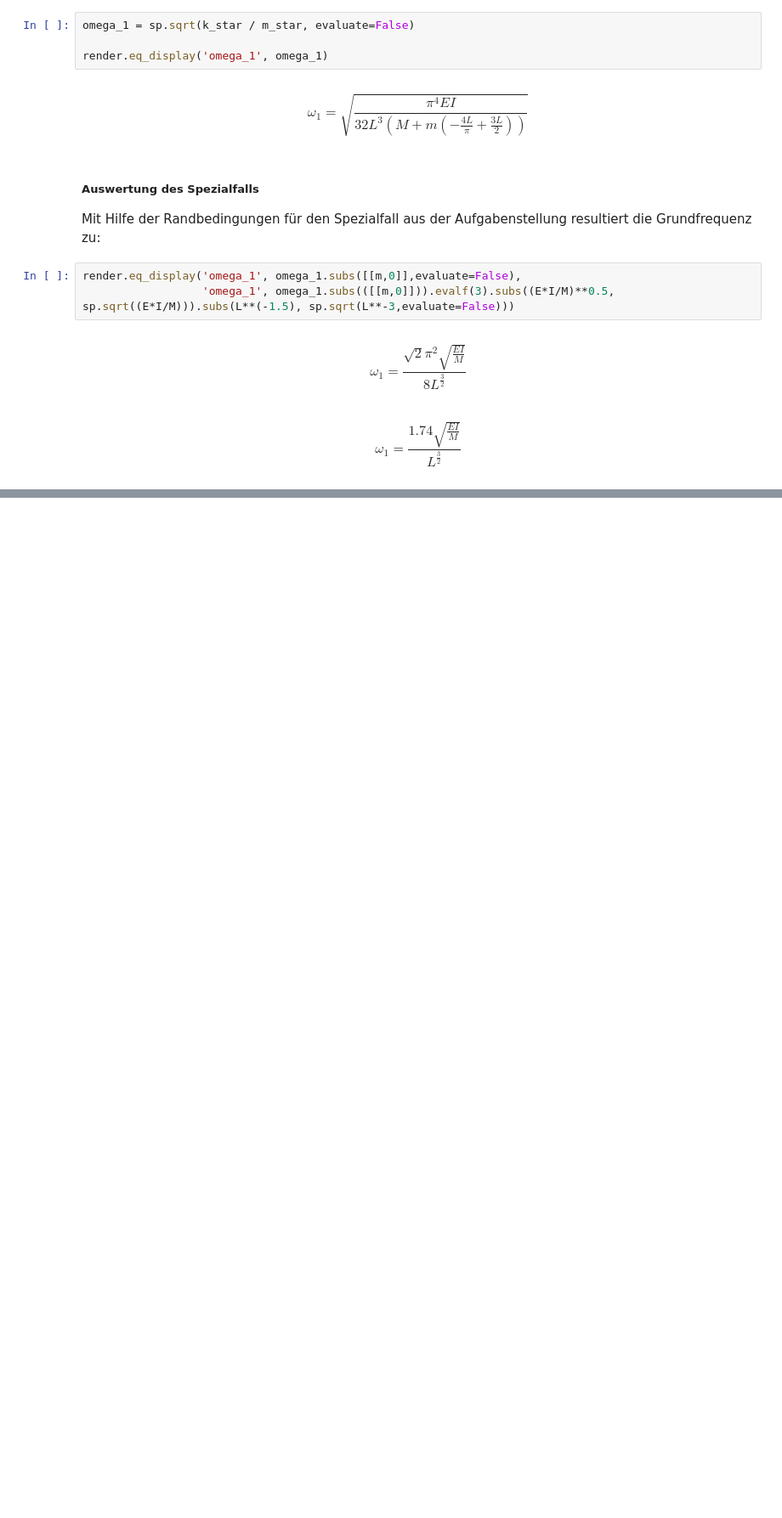
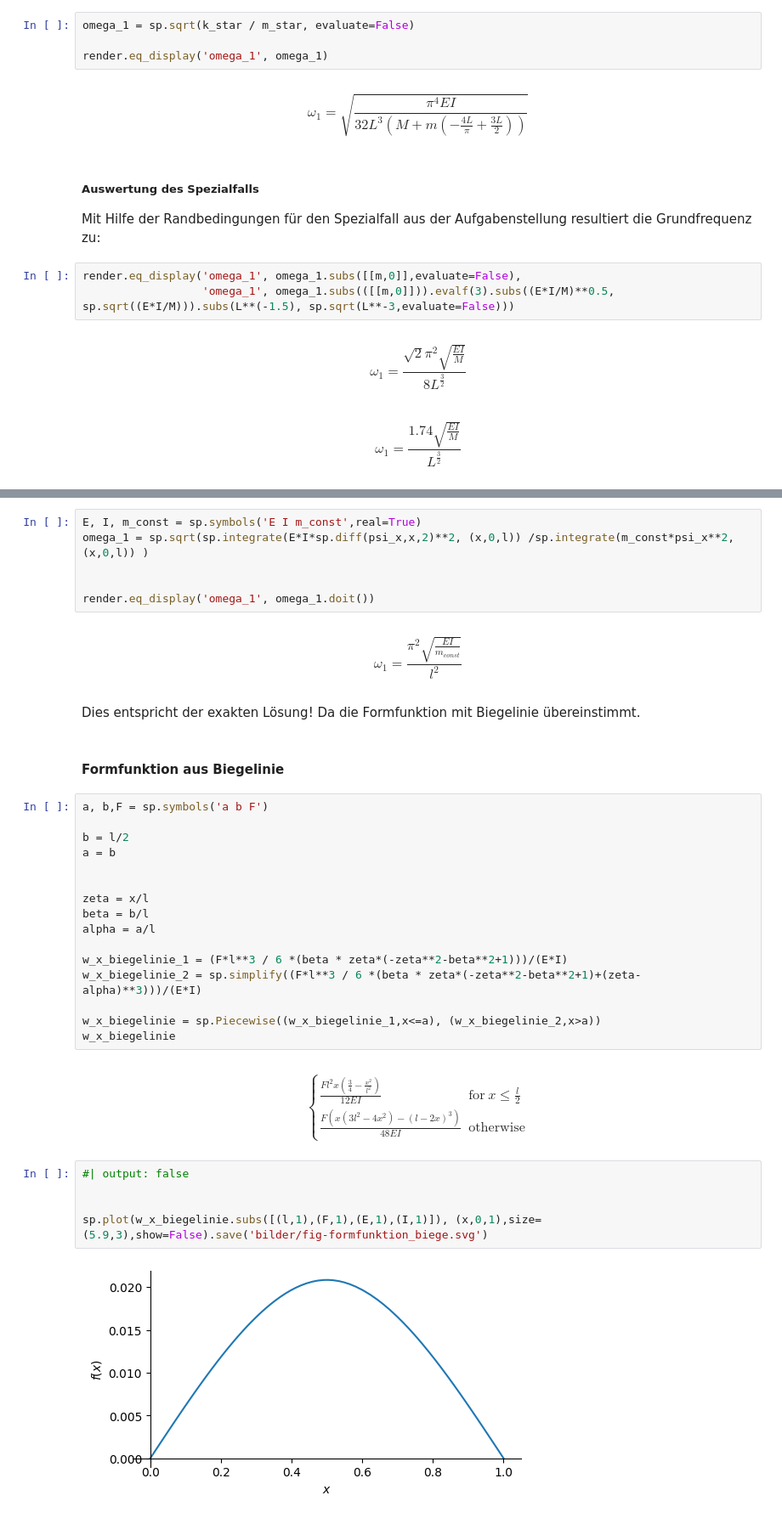
Before and after one commit to PascalGitz/Beispielsammlung, a Jupyter notebook: U1_rayleigh.ipynb, the cells around one changed output, grey strips where cells are left out. Shown at 85% size. Cells and saved outputs as stored; diff of their text form; blank space fills up the shorter version.

```diff
--- a/U1_rayleigh.ipynb
+++ b/U1_rayleigh.ipynb
@@ -228,0 +289,37 @@ render.eq_display('omega_1', omega_1.subs([[m,0]],evaluate=False),
+# %%
+E, I, m_const = sp.symbols('E I m_const',real=True)
+omega_1 = sp.sqrt(sp.integrate(E*I*sp.diff(psi_x,x,2)**2, (x,0,l)) /sp.integrate(m_const*psi_x**2, (x,0,l)) )
+
+
+render.eq_display('omega_1', omega_1.doit())
+# %% [output]
+\begin{equation*}\omega_{1} = \frac{\pi^{2} \sqrt{\frac{E I}{m_{const}}}}{l^{2}}\end{equation*}
+# %% [markdown]
+Dies entspricht der exakten Lösung! Da die Formfunktion mit Biegelinie übereinstimmt.
+# %% [markdown]
+#### Formfunktion aus Biegelinie
+# %%
+a, b,F = sp.symbols('a b F')
+
+b = l/2
+a = b
+
+
+zeta = x/l
+beta = b/l
+alpha = a/l
+
+w_x_biegelinie_1 = (F*l**3 / 6 *(beta * zeta*(-zeta**2-beta**2+1)))/(E*I)
+w_x_biegelinie_2 = sp.simplify((F*l**3 / 6 *(beta * zeta*(-zeta**2-beta**2+1)+(zeta-alpha)**3)))/(E*I)
+
+w_x_biegelinie = sp.Piecewise((w_x_biegelinie_1,x<=a), (w_x_biegelinie_2,x>a))
+w_x_biegelinie
+# %% [output]
+\begin{equation*}\begin{cases} \frac{F l^{2} x \left(\frac{3}{4} - \frac{x^{2}}{l^{2}}\right)}{12 E I} & \text{for}\: x \leq \frac{l}{2} \\\frac{F \left(x \left(3 l^{2} - 4 x^{2}\right) - \left(l - 2 x\right)^{3}\right)}{48 E I} & \text{otherwise} \end{cases}\end{equation*}
+# %%
+#| output: false
+
+
+sp.plot(w_x_biegelinie.subs([(l,1),(F,1),(E,1),(I,1)]), (x,0,1),size=(5.9,3),show=False).save('bilder/fig-formfunktion_biege.svg')
+# %% [output]
+[figure, added]
```
Also changed, not shown: parts of 20 cells of this notebook, 18 other files.
